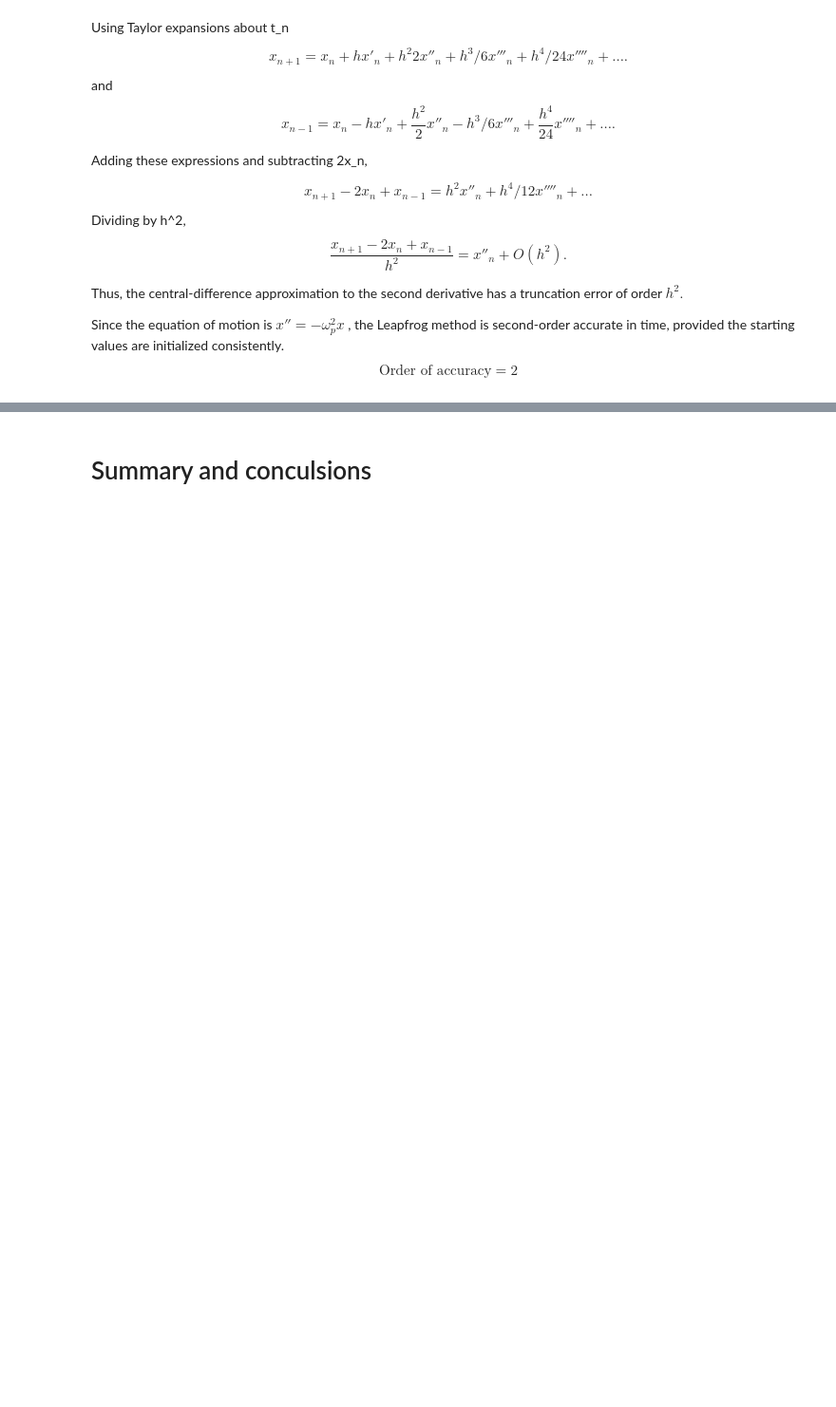
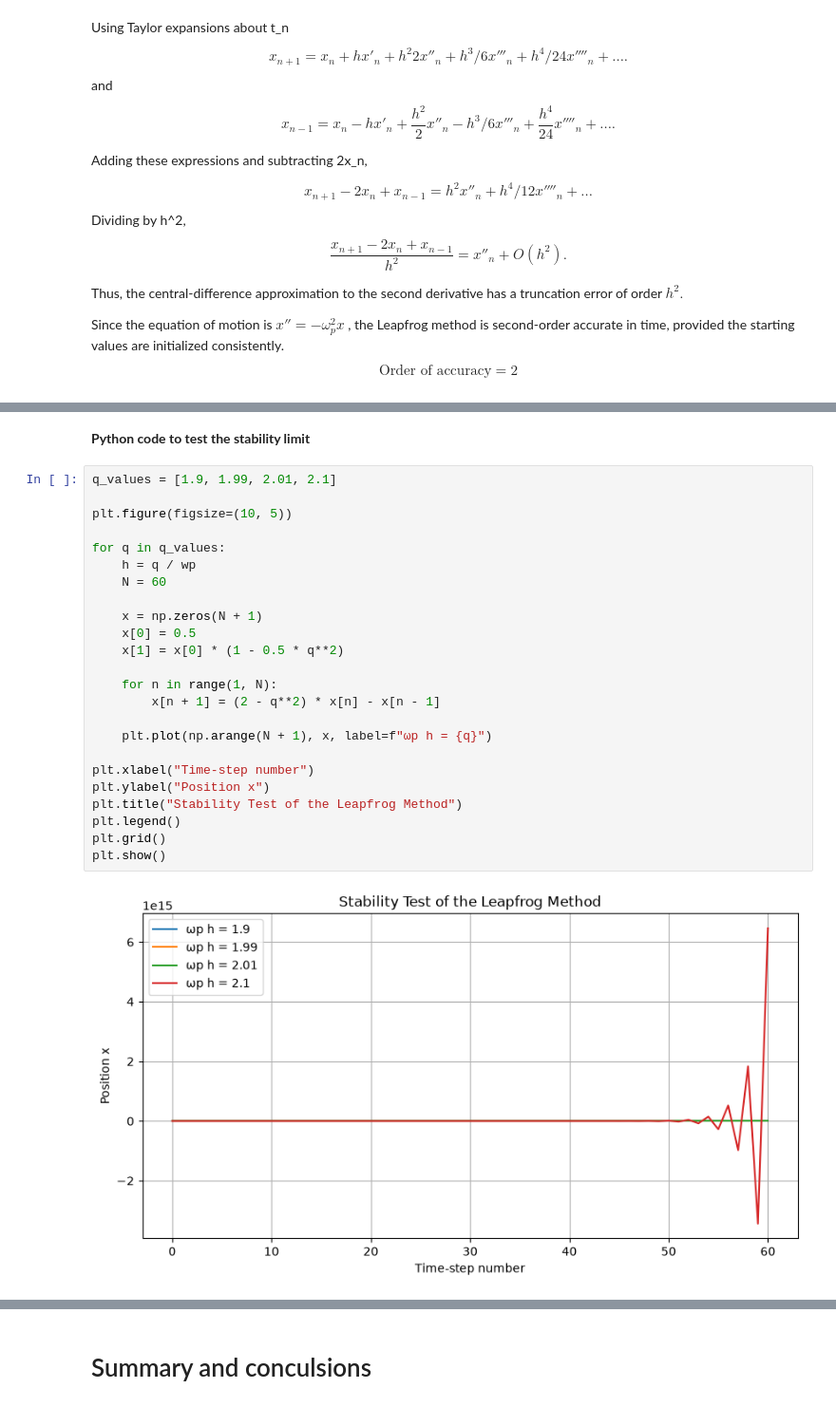
Before and after one commit to Aathi2165/AE801_2026, a Jupyter notebook: numode_ivp/Leapfrog Method_SC26M001.ipynb, the cells around one changed output, grey strips where cells are left out. Shown at 95% size. Saved outputs shown, nothing was run; the diff lists cells and outputs as text; blank space fills up the shorter version.

Commit message:
Stability limit

```diff
--- a/numode_ivp/Leapfrog Method_SC26M001.ipynb
+++ b/numode_ivp/Leapfrog Method_SC26M001.ipynb
@@ -305,0 +386,28 @@ $$
+# %% [markdown]
+**Python code to test the stability limit**
+# %%
+q_values = [1.9, 1.99, 2.01, 2.1]
+
+plt.figure(figsize=(10, 5))
+
+for q in q_values:
+    h = q / wp
+    N = 60
+
+    x = np.zeros(N + 1)
+    x[0] = 0.5
+    x[1] = x[0] * (1 - 0.5 * q**2)
+
+    for n in range(1, N):
+        x[n + 1] = (2 - q**2) * x[n] - x[n - 1]
+
+    plt.plot(np.arange(N + 1), x, label=f"ωp h = {q}")
+
+plt.xlabel("Time-step number")
+plt.ylabel("Position x")
+plt.title("Stability Test of the Leapfrog Method")
+plt.legend()
+plt.grid()
+plt.show()
+# %% [output]
+[figure, added]
```
Also changed, not shown: parts of 6 cells of this notebook.
